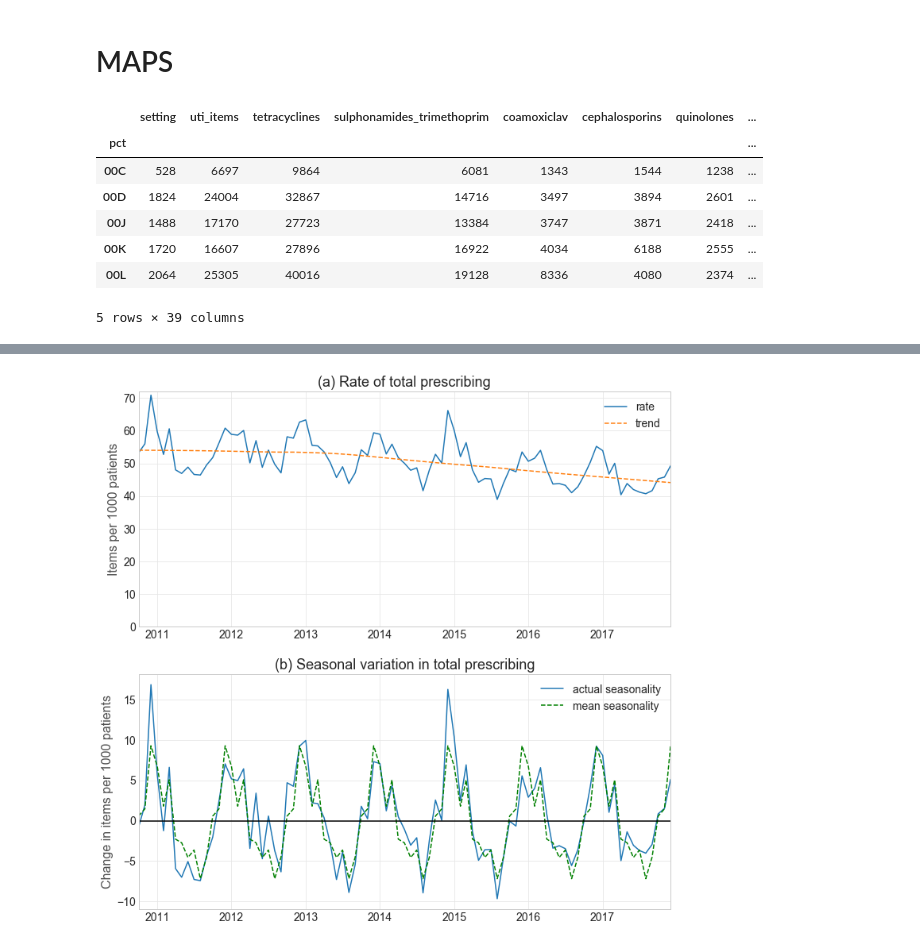
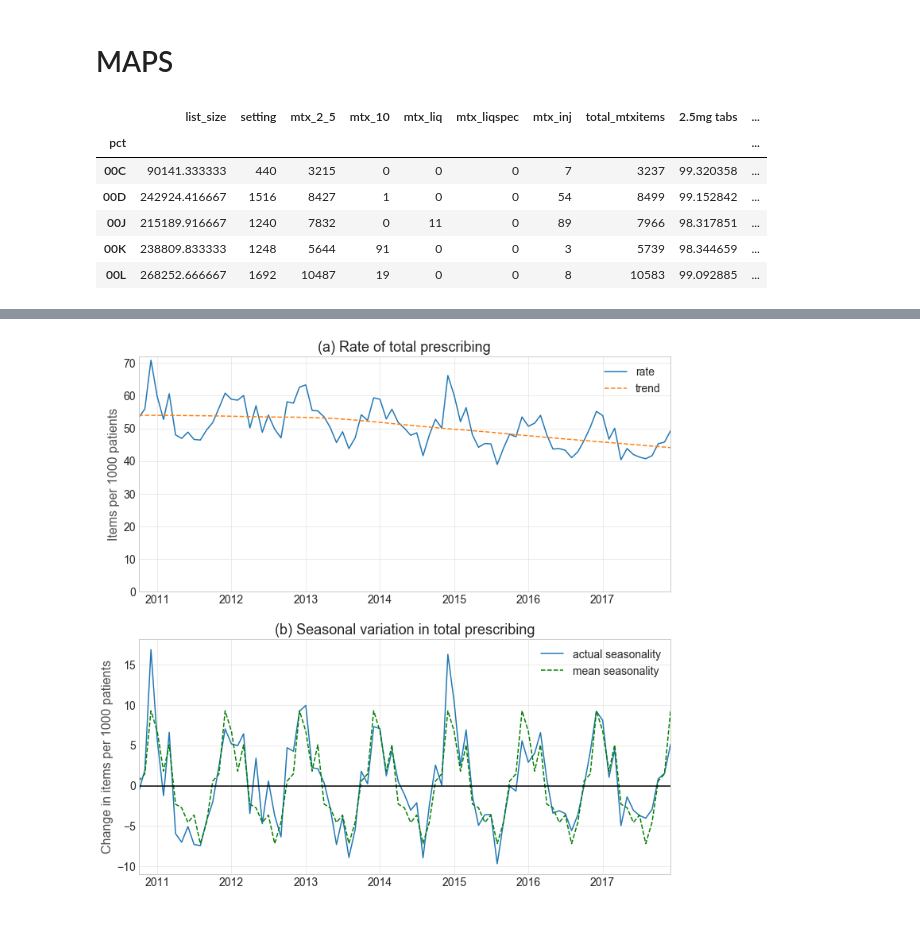
Before and after one commit to ebmdatalab/Methotrexate, a Jupyter notebook: MTX using Antibiotics_practice_level_v8.ipynb, the cells around one changed output, grey strips where cells are left out. Cells and saved outputs as stored; diff of their text form; code cells hidden in the pictures.

```diff
--- a/MTX using Antibiotics_practice_level_v8.ipynb
+++ b/MTX using Antibiotics_practice_level_v8.ipynb
@@ -528,39 +528,30 @@ plt.show()
 [figure]
 # %% [markdown]
 # MAPS
-# %%
-#aggregate over last year
-ccg_last_year =  pc_ccg.copy() & (gp_mtx["month"] >'2017-16-01') ]
-
-#ccg_last_year = all_antibiotics_ccg.loc[all_antibiotics_ccg.month]
-ccg_last_year = ccg_last_year.groupby('pct').sum()
-ccg_last_year["star_pu_items"] = ccg_last_year["star_pu_items"]/12
-ccg_last_year["list_size"] = ccg_last_year["list_size"]/12
-
-ccg_last_year["percent_broad_spec"] = (100*ccg_last_year.all_broad_spectrum/ccg_last_year.denom_broad_spectrum).fillna(0)
-# deal with nulls
-ccg_last_year["three_day_courses"] = (ccg_last_year.numerator_uti_course/ccg_last_year.denominator_uti_course).fillna(0)
-ccg_last_year = ccg_last_year.drop(["all_broad_spectrum","denom_broad_spectrum","numerator_uti_course","denominator_uti_course"],axis=1)
-
-for column in ccg_last_year:
-    if (ccg_last_year[column].dtype == np.float64) | (ccg_last_year[column].dtype == np.int32):
-        ccg_last_year["%s_per_thousand"%column] = ccg_last_year[column]/(ccg_last_year["list_size"]/1000)
-    else:
-        ccg_last_year[column] = ccg_last_year[column]
-ccg_last_year["items_per_starpu"] = ccg_last_year["items"]/(ccg_last_year["star_pu_items"]/1000)
-
-ccg_last_year = ccg_last_year.drop(["star_pu_items_per_thousand","percent_broad_spec_per_thousand","three_day_courses_per_thousand","list_size_per_thousand"],axis=1)
-
-ccg_last_year.head()
-# %% [output]
-|  | setting | uti_items | tetracyclines | sulphonamides_trimethoprim | coamoxiclav | cephalosporins | quinolones | ... |
-| pct |  |  |  |  |  |  |  | ... |
-| 00C | 528 | 6697 | 9864 | 6081 | 1343 | 1544 | 1238 | ... |
-| 00D | 1824 | 24004 | 32867 | 14716 | 3497 | 3894 | 2601 | ... |
-| 00J | 1488 | 17170 | 27723 | 13384 | 3747 | 3871 | 2418 | ... |
-| 00K | 1720 | 16607 | 27896 | 16922 | 4034 | 6188 | 2555 | ... |
-| 00L | 2064 | 25305 | 40016 | 19128 | 8336 | 4080 | 2374 | ... |
-5 rows × 39 columns
+# %%
+#aggregate over last year
+ccg_last_year = gp_mtx.groupby(['pct','month'],as_index=False).sum()
+ccg_last_year = ccg_last_year.loc[ccg_last_year["month"] >'2017-06-01']
+
+
+#ccg_last_year = all_mtx_ccg.loc[all_mtx_ccg.month]
+ccg_last_year = ccg_last_year.groupby('pct').sum()
+ccg_last_year["list_size"] = ccg_last_year["list_size"]/12
+
+ccg_last_year["2.5mg tabs"] = 100*(ccg_last_year.mtx_2_5/ccg_last_year.total_mtxitems).fillna(0)
+ccg_last_year["10mg tabs"] = 100*(ccg_last_year.mtx_10/ccg_last_year.total_mtxitems).fillna(0)
+ccg_last_year["injections"] = 100*(ccg_last_year.mtx_inj/ccg_last_year.total_mtxitems).fillna(0)
+ccg_last_year["total_mtx_items"] = (ccg_last_year.total_mtxitems)/ccg_last_year["list_size"].fillna(0)
+
+ccg_last_year.head()
+# %% [output]
+|  | list_size | setting | mtx_2_5 | mtx_10 | mtx_liq | mtx_liqspec | mtx_inj | total_mtxitems | 2.5mg tabs | ... |
+| pct |  |  |  |  |  |  |  |  |  | ... |
+| 00C | 90141.333333 | 440 | 3215 | 0 | 0 | 0 | 7 | 3237 | 99.320358 | ... |
+| 00D | 242924.416667 | 1516 | 8427 | 1 | 0 | 0 | 54 | 8499 | 99.152842 | ... |
+| 00J | 215189.916667 | 1240 | 7832 | 0 | 11 | 0 | 89 | 7966 | 98.317851 | ... |
+| 00K | 238809.833333 | 1248 | 5644 | 91 | 0 | 0 | 3 | 5739 | 98.344659 | ... |
+| 00L | 268252.666667 | 1692 | 10487 | 19 | 0 | 0 | 8 | 10583 | 99.092885 | ... |
 # %%
 # join to geographical data
 map_data = ccg_last_year.reset_index()
```
Also changed, not shown: parts of 2 cells of this notebook, 1 other file.
